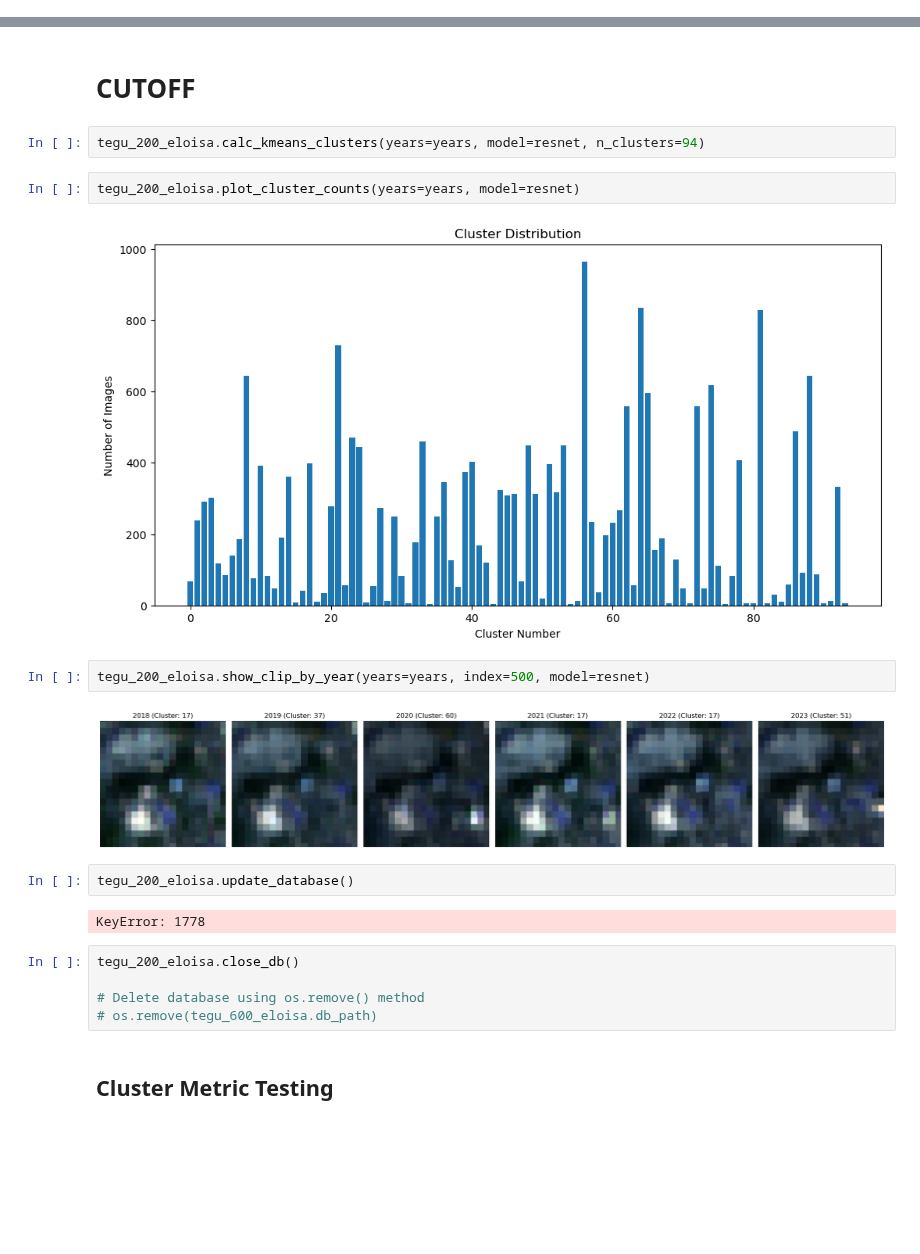
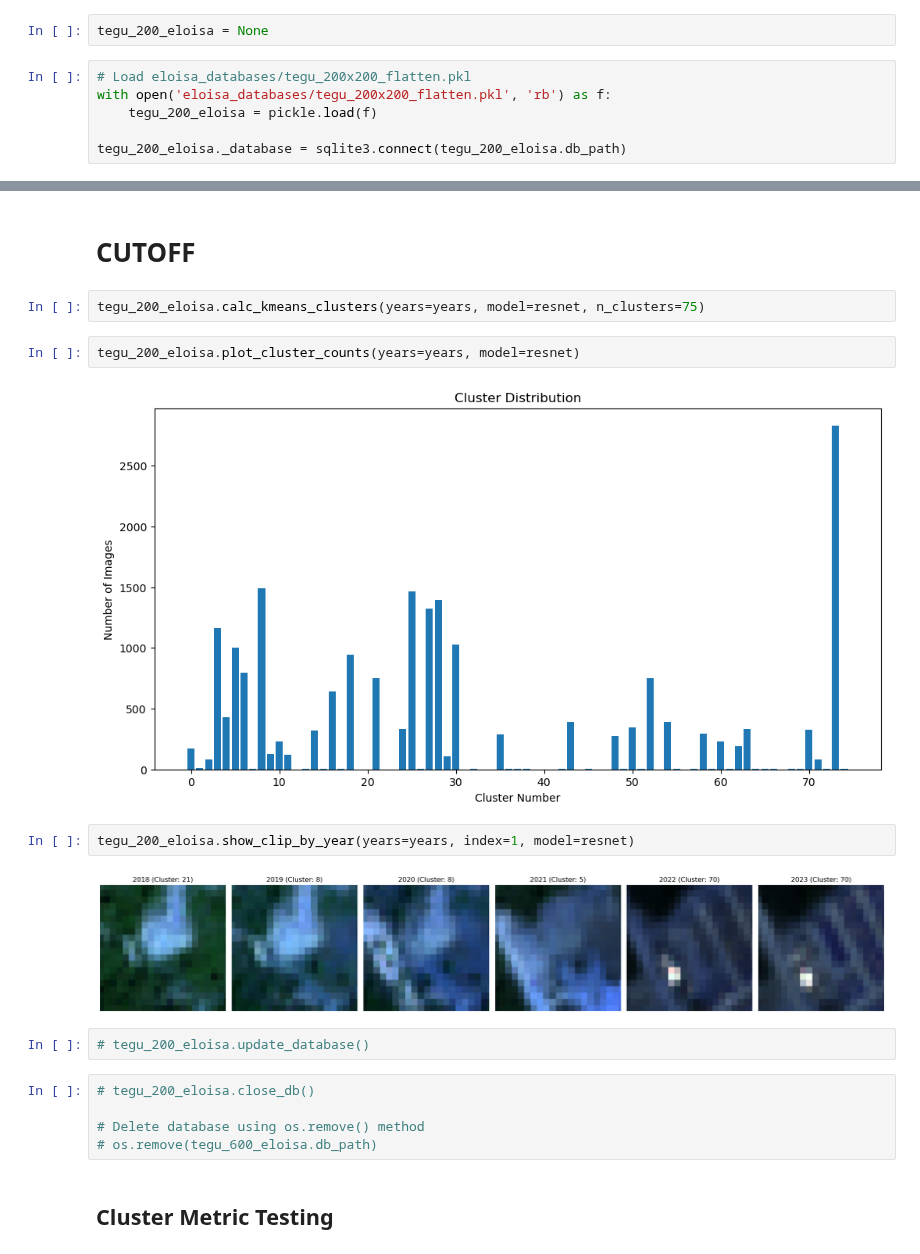
Before and after one commit to JuanesLamilla/TemporalClusterNet, a Jupyter notebook: main.ipynb, the cells around one changed output, grey strips where cells are left out. Saved outputs shown, nothing was run; the diff lists cells and outputs as text; blank space fills up the shorter version.

```diff
--- a/main.ipynb
+++ b/main.ipynb
@@ -81,3 +79,11 @@ The database already exists. Connecting to it.
+# %%
+tegu_200_eloisa = None
+# %%
+# Load eloisa_databases/tegu_200x200_flatten.pkl
+with open('eloisa_databases/tegu_200x200_flatten.pkl', 'rb') as f:
+    tegu_200_eloisa = pickle.load(f)
+
+tegu_200_eloisa._database = sqlite3.connect(tegu_200_eloisa.db_path)
 # %%
 from tensorflow.keras.applications import ResNet152V2 as resnet
 from tensorflow.keras.applications.resnet_v2 import preprocess_input as resnet_p
@@ -118,21 +127,19 @@ tegu_200_eloisa.plot_elbow_curve(years=years, model=resnet)
 # %% [markdown]
 # CUTOFF
 # %%
-tegu_200_eloisa.calc_kmeans_clusters(years=years, model=resnet, n_clusters=94)
+tegu_200_eloisa.calc_kmeans_clusters(years=years, model=resnet, n_clusters=75)
 # %%
 tegu_200_eloisa.plot_cluster_counts(years=years, model=resnet)
 # %% [output]
-[figure, old version]
+[figure, new version]
 # %%
-tegu_200_eloisa.show_clip_by_year(years=years, index=500, model=resnet)
+tegu_200_eloisa.show_clip_by_year(years=years, index=1, model=resnet)
 # %% [output]
-[figure, old version]
+[figure, new version]
-# %%
-tegu_200_eloisa.update_database()
-# %% [output]
-KeyError: 1778
+# %%
+# tegu_200_eloisa.update_database()
 # %%
-tegu_200_eloisa.close_db()
+# tegu_200_eloisa.close_db()
 
 # Delete database using os.remove() method
 # os.remove(tegu_600_eloisa.db_path)
```
Also changed, not shown: parts of 8 cells of this notebook, 3 other files.
